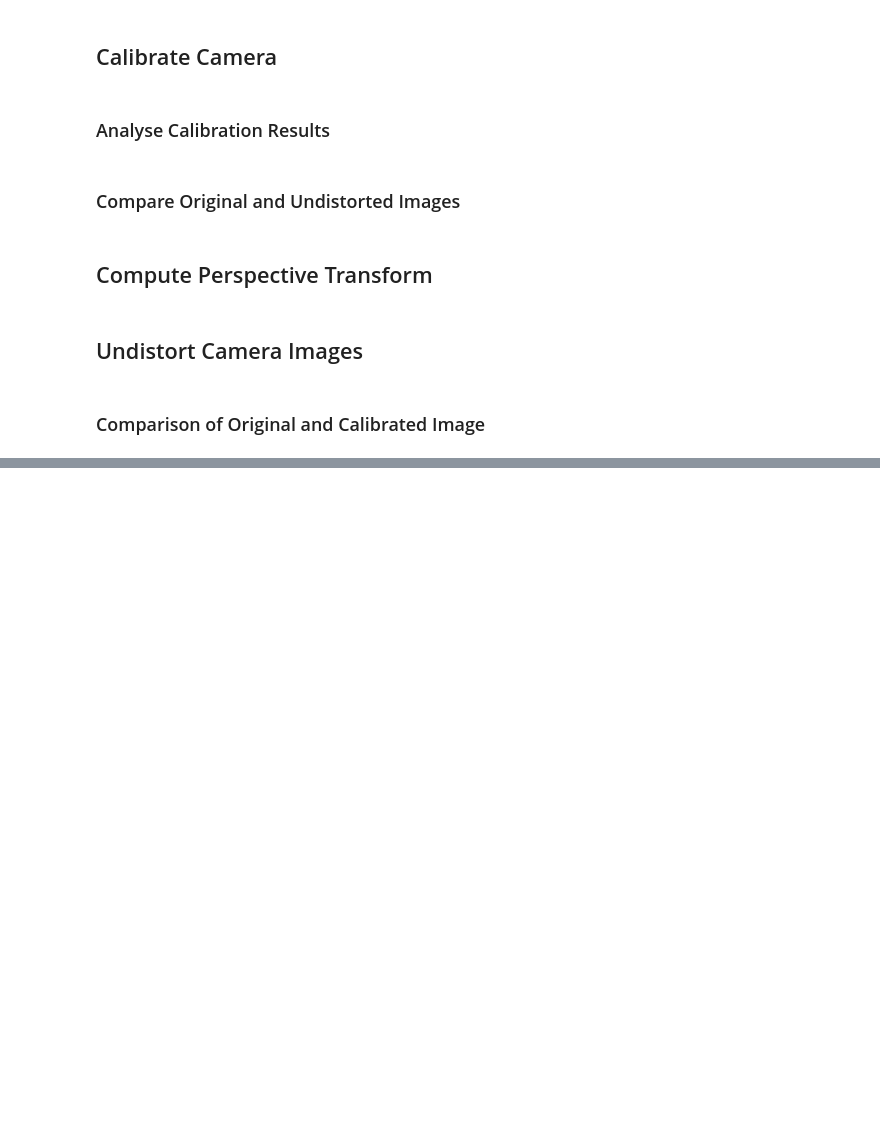
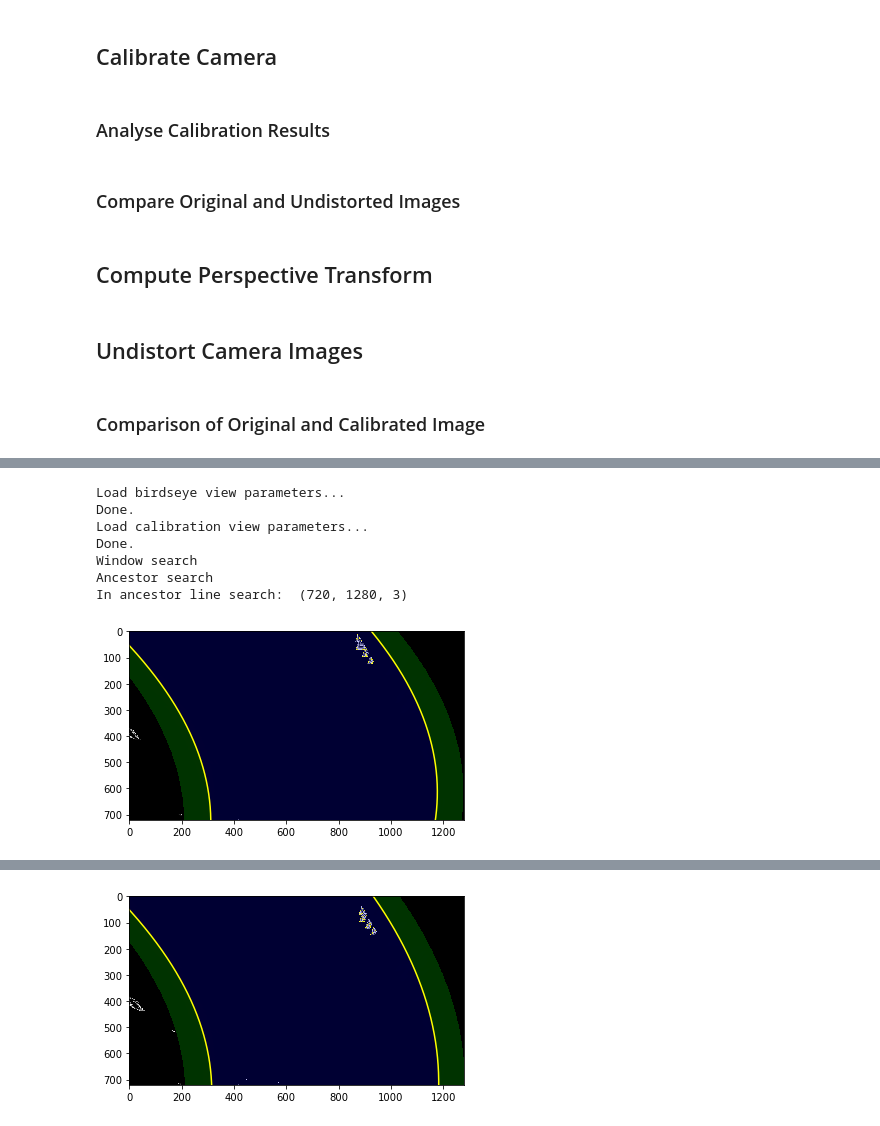
Before and after one commit to twildhage/AdvancedLaneFinding, a Jupyter notebook: notebook.ipynb, the cells around one changed output, grey strips where cells are left out. Drawn from its saved outputs; the diff is of its cells as text; code cells hidden in the pictures; blank space fills up the shorter version.

Commit message:
feat: Finish main features of the project
Features:
* find right and left lines via window and ancestor search
* perform polyfit for selected pixel
* draw search area and lines on original image

```diff
--- a/notebook.ipynb
+++ b/notebook.ipynb
@@ -25,0 +56,8 @@ for key in files:
+# %%
+# Get camera calibration parameters
+camera_matrices, distortion_coefficients, singuar_values = pl.get_calibration_parameters(copy.deepcopy(images['calibration']), verbose=1)
+mtx, dist = camera_matrices[-1,::], distortion_coefficients[-1]
+# Calibrate all images
+cal_images = {key: [] for key in images}
+pl.calibrate_images(images, cal_images, mtx, dist, verbose=1)
+print("Calibration done.")
@@ -163,7 +193,7 @@ for d in dst_rect:
 ### Comparison of Original and Calibrated Image
 # %%
 alpha = 0.5
-overlay = dst.copy()
+overlay = cal.copy()
 output = img.copy()
 # Apply the overlay
 result = cv2.addWeighted(overlay, alpha, output, 1 - alpha, 0, output)
@@ -175,11 +205,11 @@ fontsize = 22
 
 axes[0,0].imshow(img)
 axes[0,0].set_title('Original Image', fontsize=fontsize)
-axes[0,1].imshow(dst)
+axes[0,1].imshow(cal)
 axes[0,1].set_title('Undistorted Image', fontsize=fontsize)
 axes[1,0].imshow(result)
 axes[1,0].set_title('Overlay of the Original and the Undistorted Image', fontsize=fontsize)
-axes[1,1].imshow(img-dst)
+axes[1,1].imshow(img-cal)
 axes[1,1].set_title('Difference Image: Original-Undistorted', fontsize=fontsize)
 
 plt.show()
@@ -197,0 +254,6 @@ plt.show()
+# %%
+image = images['project_video'][0]
+binary_warped, M, Minv = warp_image(image)
+
+left_fit, right_fit = find_lines(binary_warped)
+plt.show()
@@ -197,0 +582,59 @@ plt.show()
+# %%
+M, Minv = get_birdseye_view_parameters(verbose=1)
+# Get camera calibration parameters
+mtx, dist = get_final_calibration_parameters(calibration_images=copy.deepcopy(images['calibration'][0:3]), verbose=1)
+lane = Lane()
+# Define conversions in x and y from pixels space to meters
+ymeter_per_pixel = 30/720 # meters per pixel in y dimension
+xmeter_per_pixel = 3.7/700 # meters per pixel in x dimension
+
+
+
+def create_project_video():
+
+    def draw_lines(image):
+
+        result = undistort_image(image)
+
+        result = detect_edges(result)
+
+        result = transform_to_birdseye_view(result, (1280, 720))
+
+        if lane.linesearch_initialized == False:
+            result, left_fit, right_fit, textfields, textcoords = windowed_line_search(result, verbose=0)
+            lane.left_fit, lane.right_fit = left_fit, right_fit
+            lane.linesearch_initialized = True
+            print("Window search")
+
+
+        else:
+            print("Ancestor search")
+            result, textfields, textcoords = ancestor_line_search(result, left_fit=lane.left_fit, right_fit=lane.right_fit, verbose=1)
+
+        result = transform_to_camera_view(result, (1280, 720))
+        result = overlay(image, result)
+        result = put_text_annotations(result, textfields, textcoords, font=cv2.FONT_HERSHEY_SIMPLEX)
+
+        return result
+
+
+    video = VideoFileClip(video_filename)
+
+    cnt = 0
+    frames = []
+    for frame in video.iter_frames():
+        cnt += 1
+        if (cnt > 1) & (cnt <= 4):
+            frames.append(draw_lines(frame))
+
+    return frames
+frames = create_project_video()
+# %% [output]
+Load birdseye view parameters...
+Done.
+Load calibration view parameters...
+Done.
+Window search
+Ancestor search
+In ancestor line search:  (720, 1280, 3)
+[figure, added]
@@ -198 +643,2 @@ plt.show()
+[figure, added]
 # %%
```
Also changed, not shown: parts of 23 cells of this notebook, 1 other file.
